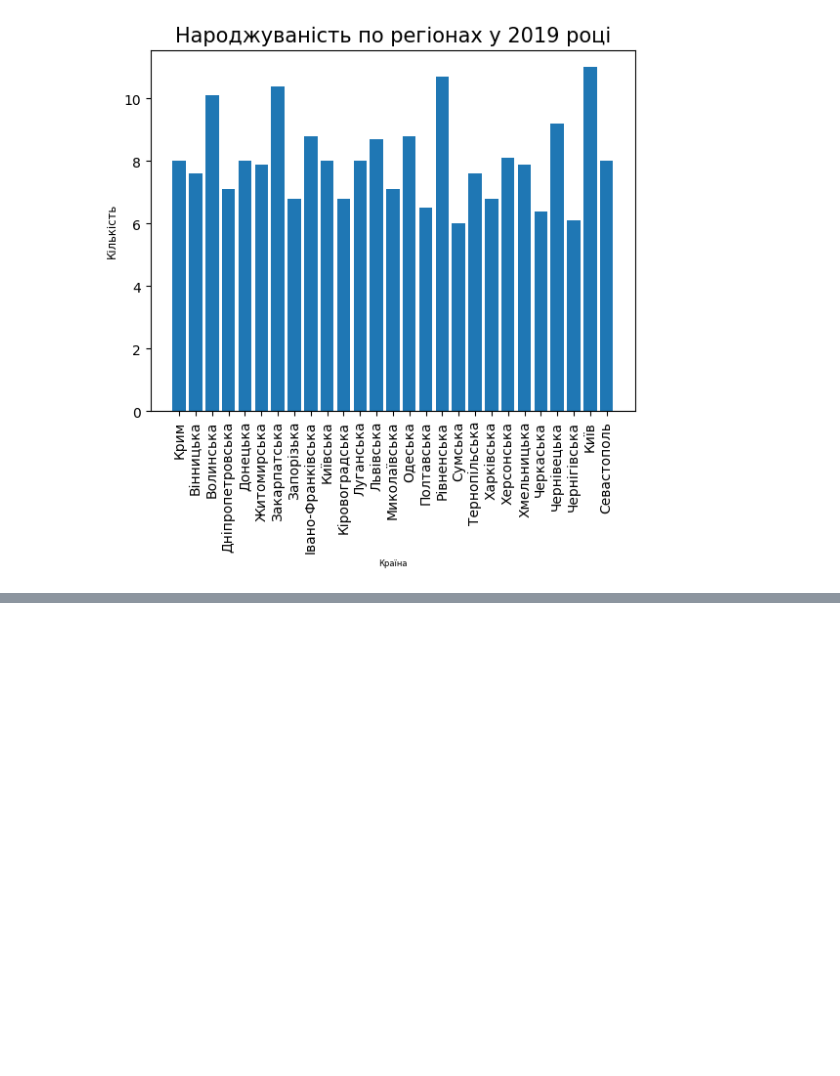
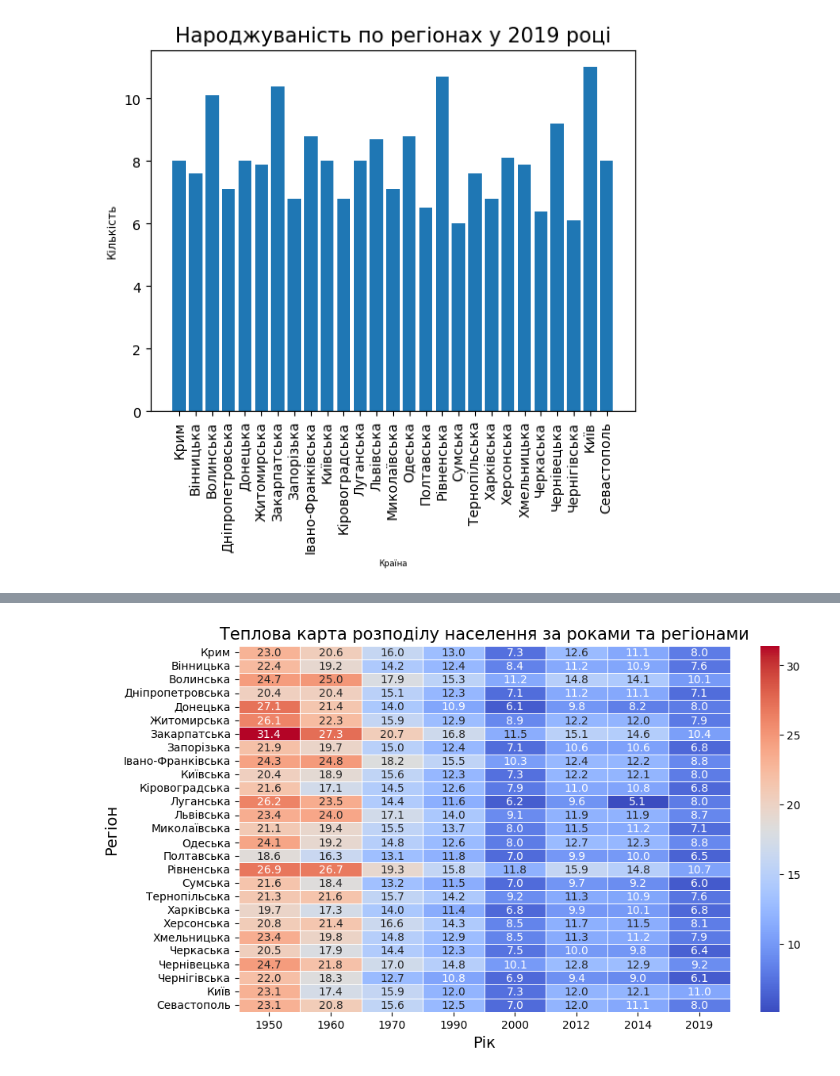
Before and after one commit to djmary-k/Py16DS_HW02, a Jupyter notebook: Hw2_1.ipynb, the cells around one changed output, grey strips where cells are left out. Saved outputs shown, nothing was run; the diff lists cells and outputs as text; code cells hidden in the pictures; blank space fills up the shorter version.

```diff
--- a/Hw2_1.ipynb
+++ b/Hw2_1.ipynb
@@ -229,0 +260,12 @@ plt.show()
+# %%
+data_set_idx_region = df_without_nan.set_index(['Регіон'])#, inplace=True)
+# %%
+# Теплова карта може допомогти візуалізувати зміни у розмірі населення у всіх регіонах за всі роки, використовуючи кольорову шкалу
+plt.figure(figsize=(10, 6))
+sns.heatmap(data_set_idx_region, annot=True, fmt=".1f", cmap="coolwarm", linewidths=0.5)
+plt.title('Теплова карта розподілу населення за роками та регіонами', fontsize=15)
+plt.xlabel('Рік', fontsize=14)
+plt.ylabel('Регіон', fontsize=14)
+plt.show()
+# %% [output]
+[figure, added]
```
Also changed, not shown: parts of 5 cells of this notebook.
